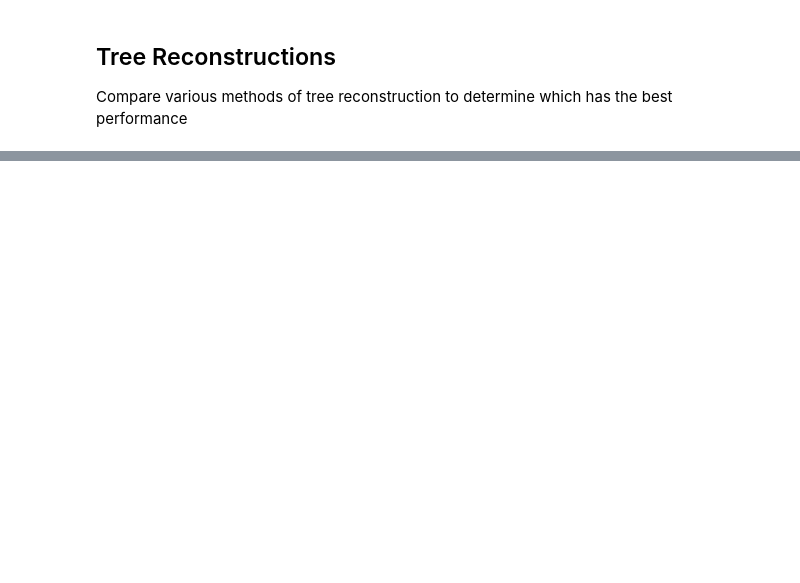
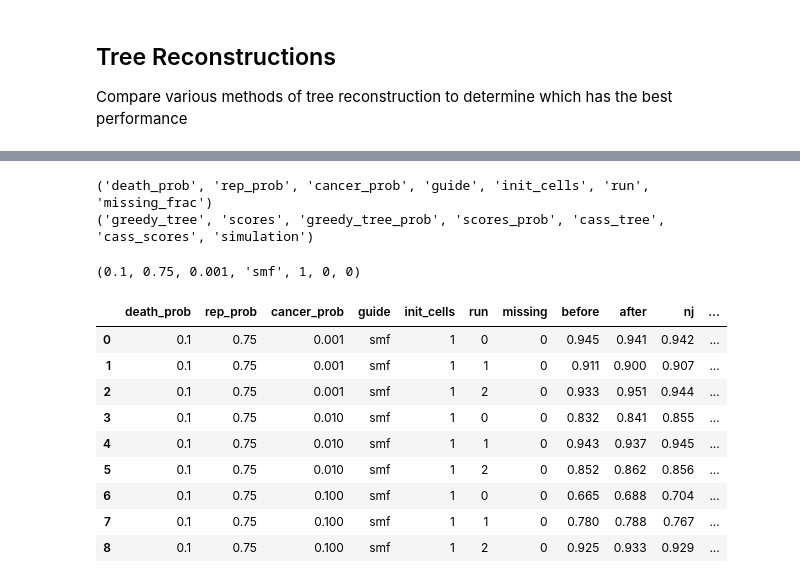
Before and after one commit to sitarapersad/lineageTracing, a Jupyter notebook: imbalanced_trees.ipynb, the cells around one changed output, grey strips where cells are left out. Saved outputs shown, nothing was run; the diff lists cells and outputs as text; code cells hidden in the pictures; blank space fills up the shorter version.

```diff
--- a/imbalanced_trees.ipynb
+++ b/imbalanced_trees.ipynb
@@ -575,8 +392,8 @@ from Node import CellGroupNode
 # %%
 # Summarise results of experiment:
 
-params = results['params']
-outcomes = results['outcomes']
+params = missing_results['params']
+outcomes = missing_results['outcomes']
 
 print(params[0])
 print(outcomes[0])
@@ -584,8 +401,8 @@ print(outcomes[0])
 failed_outcomes = {'params':[], 'outcomes':[]}
 
 
-summary = {'death_prob':[], 'rep_prob':[], 'cancer_prob':[], 'guide':[], 'init_cells':[], 'run':[],
-           'before':[], 'after':[], 'nj':[], 'cassiopeia':[]          }
+summary = {'death_prob':[], 'rep_prob':[], 'cancer_prob':[], 'guide':[], 'init_cells':[], 'run':[], 'missing': [],
+           'before':[], 'after':[], 'nj':[], 'before':[], 'after':[], 'nj':[], 'cassiopeia':[]          }
 for i in range(1, len(params)):
     param = params[i]
     outcome = outcomes[i]
@@ -596,7 +413,7 @@ for i in range(1, len(params)):
 
         continue
 
-    death_prob, rep_prob, cancer_prob, guide, init_cells, run = param
+    death_prob, rep_prob, cancer_prob, guide, init_cells, run, missing = param
     greedy_tree, scores, cass_tree, cass_scores, simulation = outcome
 
     summary['death_prob'].append(death_prob)
@@ -605,8 +422,13 @@ for i in range(1, len(params)):
     summary['guide'].append(guide)
     summary['init_cells'].append(init_cells)
     summary['run'].append(run)
+    summary['missing'].append(missing)
 
     summary['before'].append(scores['before'])
     summary['after'].append(scores['after'])
     summary['nj'].append(scores['nj'])
+
     summary['cassiopeia'].append(cass_scores['our_score'])
+# %% [output]
+('death_prob', 'rep_prob', 'cancer_prob', 'guide', 'init_cells', 'run', 'missing_frac')
+('greedy_tree', 'scores', 'greedy_tree_prob', 'scores_prob', 'cass_tree', 'cass_scores', 'simulation')
@@ -615,6 +435,21 @@ failed_outcomes
+# %%
+param
+# %% [output]
+(0.1, 0.75, 0.001, 'smf', 1, 0, 0)
 # %%
 summary_df = pd.DataFrame(summary)
-summary_df['reassign_delta'] = summary_df['after'] - summary_df['before']
-summary_df['nj_delta'] = summary_df['nj'] - summary_df['after']
+summary_df['reassign_delta'] = summary_df['after']-summary_df['before']
+summary_df['nj_delta'] = summary_df['nj']-summary_df['after']
 
-summary_df.to_csv('summary_of_imbalanced_results_missing_data.csv')
+summary_df
+# %% [output]
+|  | death_prob | rep_prob | cancer_prob | guide | init_cells | run | missing | before | after | nj | ... |
+| 0 | 0.1 | 0.75 | 0.001 | smf | 1 | 0 | 0 | 0.945 | 0.941 | 0.942 | ... |
+| 1 | 0.1 | 0.75 | 0.001 | smf | 1 | 1 | 0 | 0.911 | 0.900 | 0.907 | ... |
+| 2 | 0.1 | 0.75 | 0.001 | smf | 1 | 2 | 0 | 0.933 | 0.951 | 0.944 | ... |
+| 3 | 0.1 | 0.75 | 0.010 | smf | 1 | 0 | 0 | 0.832 | 0.841 | 0.855 | ... |
+| 4 | 0.1 | 0.75 | 0.010 | smf | 1 | 1 | 0 | 0.943 | 0.937 | 0.945 | ... |
+| 5 | 0.1 | 0.75 | 0.010 | smf | 1 | 2 | 0 | 0.852 | 0.862 | 0.856 | ... |
+| 6 | 0.1 | 0.75 | 0.100 | smf | 1 | 0 | 0 | 0.665 | 0.688 | 0.704 | ... |
+| 7 | 0.1 | 0.75 | 0.100 | smf | 1 | 1 | 0 | 0.780 | 0.788 | 0.767 | ... |
+| 8 | 0.1 | 0.75 | 0.100 | smf | 1 | 2 | 0 | 0.925 | 0.933 | 0.929 | ... |
```
Also changed, not shown: parts of 10 cells of this notebook, 6 other files.
